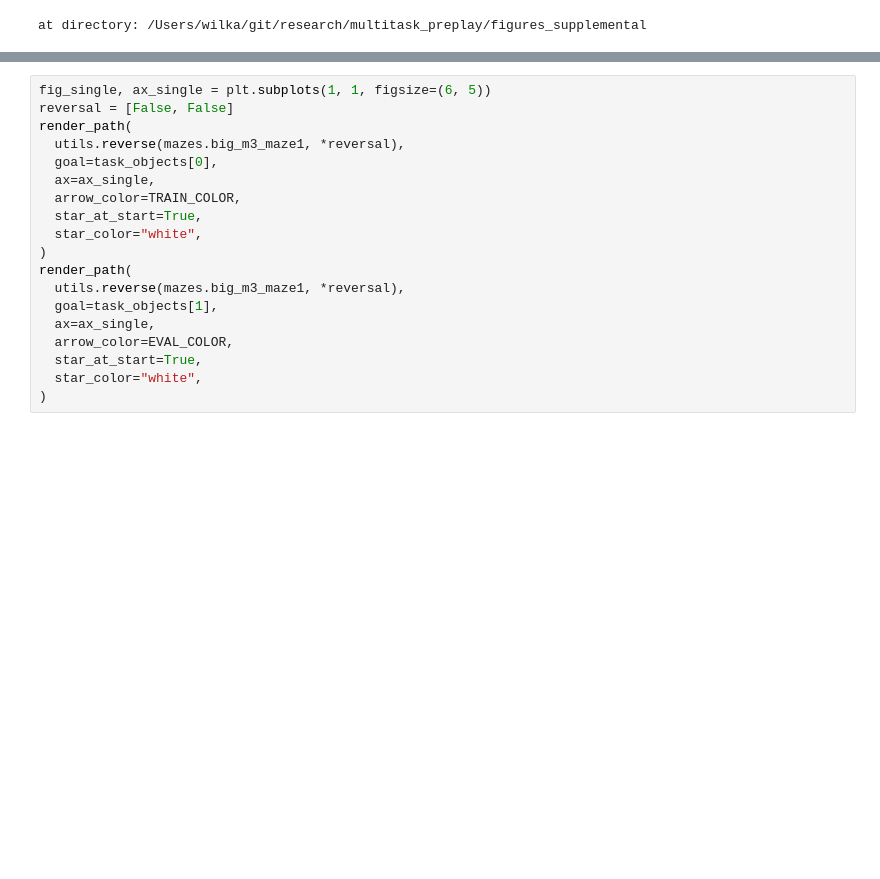
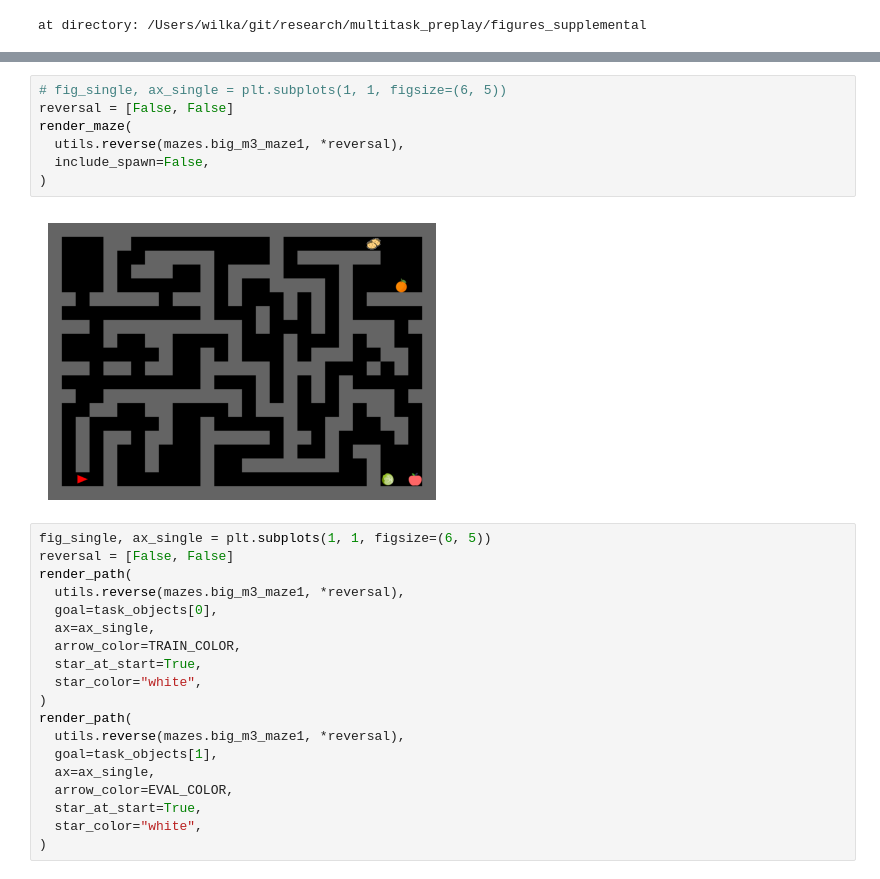
Before and after one commit to wcarvalho/multitask_preplay, a Jupyter notebook: figures_supplemental/jaxmaze_envs_notebook.ipynb, the cells around one changed output, grey strips where cells are left out. Drawn from its saved outputs; the diff is of its cells as text; blank space fills up the shorter version.

```diff
--- a/figures_supplemental/jaxmaze_envs_notebook.ipynb
+++ b/figures_supplemental/jaxmaze_envs_notebook.ipynb
@@ -22,3 +44,12 @@ from housemaze import utils
+# %%
+# fig_single, ax_single = plt.subplots(1, 1, figsize=(6, 5))
+reversal = [False, False]
+render_maze(
+  utils.reverse(mazes.big_m3_maze1, *reversal),
+  include_spawn=False,
+)
+# %% [output]
+[figure, added]
 # %%
 fig_single, ax_single = plt.subplots(1, 1, figsize=(6, 5))
 reversal = [False, False]
```
Also changed, not shown: parts of 7 cells of this notebook, 35 other files.
